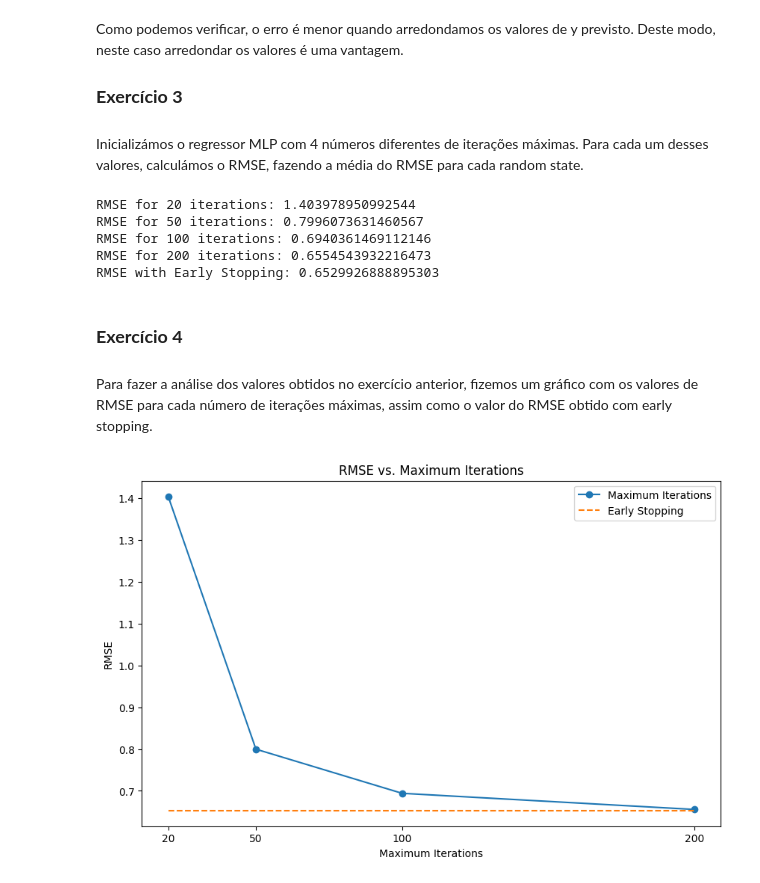
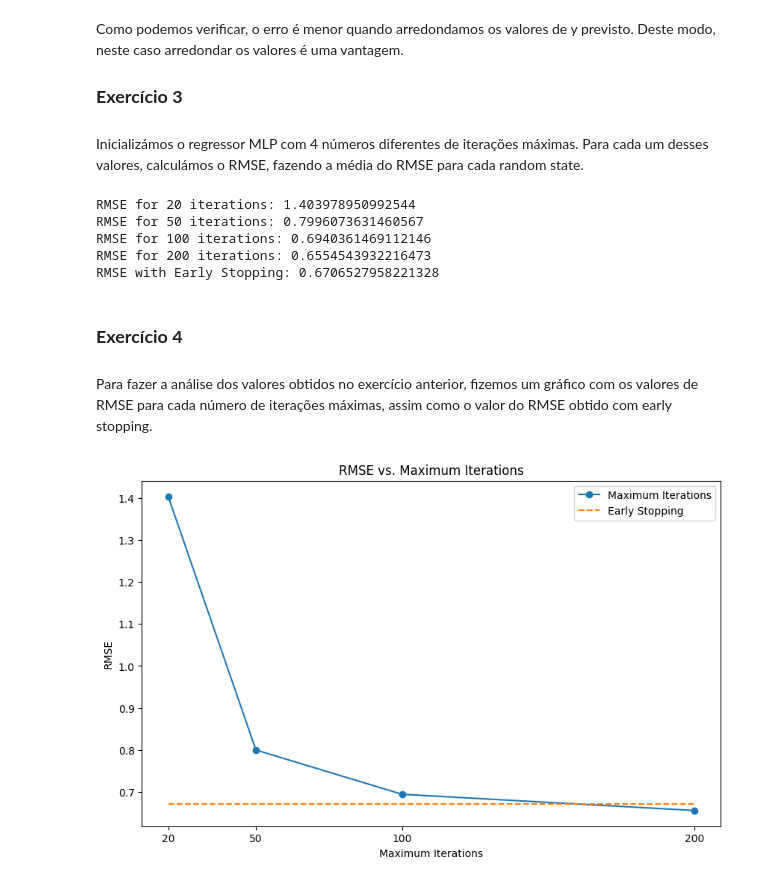
Before and after one commit to NunoGandum19/Aprendizagem, a Jupyter notebook: Homework3/Homework3.ipynb, the cells around one changed output. Saved outputs shown, nothing was run; the diff lists cells and outputs as text; code cells hidden in the pictures.

```diff
--- a/Homework3/Homework3.ipynb
+++ b/Homework3/Homework3.ipynb
@@ -127,36 +154,55 @@ for max_iter in iterations:
     valor_rmse = sum(rmse_lista) / len(rmse_lista)
     rmse_values.append(valor_rmse)
 
-# juntar à lista o RMSE com early stopping
-rmse_es = np.sqrt(mean_squared_error(y_test, y_pred))
+rmse_early_stopping = []
+# iteração para cada random state
+for i in range(1, 11):
+    # Initialize the MLP regressor with random state
+    mlp = MLPRegressor(hidden_layer_sizes=(10, 10),
+                   activation='relu',
+                   early_stopping=True,
+                   validation_fraction=0.2,
+                   random_state=i)
+
+
+    # treinar o modelo
+    mlp.fit(X_train, y_train)
+
+    # obter y previsto
+    y_pred = mlp.predict(X_test)
+
+    rmse_es = np.sqrt(mean_squared_error(y_test, y_pred))
+    rmse_early_stopping.append(rmse_es)
+
+valor_rmse_es = sum(rmse_early_stopping) / len(rmse_early_stopping)
 
 
 for rmse in rmse_values:
         print("RMSE for {} iterations: {}".format(iterations[rmse_values.index(rmse)], rmse))
-print("RMSE with Early Stopping:", rmse_es)
+print("RMSE with Early Stopping:", valor_rmse_es)
 # %% [output]
 RMSE for 20 iterations: 1.403978950992544
 RMSE for 50 iterations: 0.7996073631460567
 RMSE for 100 iterations: 0.6940361469112146
 RMSE for 200 iterations: 0.6554543932216473
-RMSE with Early Stopping: 0.6529926888895303
+RMSE with Early Stopping: 0.6706527958221328
 # %% [markdown]
 ### **Exercício 4**  <h3>
 
 Para fazer a análise dos valores obtidos no exercício anterior, fizemos um gráfico com os valores de RMSE para cada número de iterações máximas, assim como o valor do RMSE obtido com early stopping.
 # %%
 # Array de valores constantes de y
-y = [rmse_es for i in range(len(iterations))]
+y = [valor_rmse_es for i in range(len(iterations))]
 
 # nº iterações vs early stopping
 plt.figure(figsize=(10, 6))
 plt.plot(iterations, rmse_values, marker='o', label='Maximum Iterations')
 plt.plot(iterations, y, linestyle='--', label='Early Stopping')
 plt.xlabel('Maximum Iterations')
 plt.ylabel('RMSE')
 plt.title('RMSE vs. Maximum Iterations')
 plt.xticks(iterations)
 plt.legend()
 plt.show()
 # %% [output]
-[figure, old version]
+[figure, new version]
```
Also changed, not shown: parts of 2 cells of this notebook, 1 other file.
